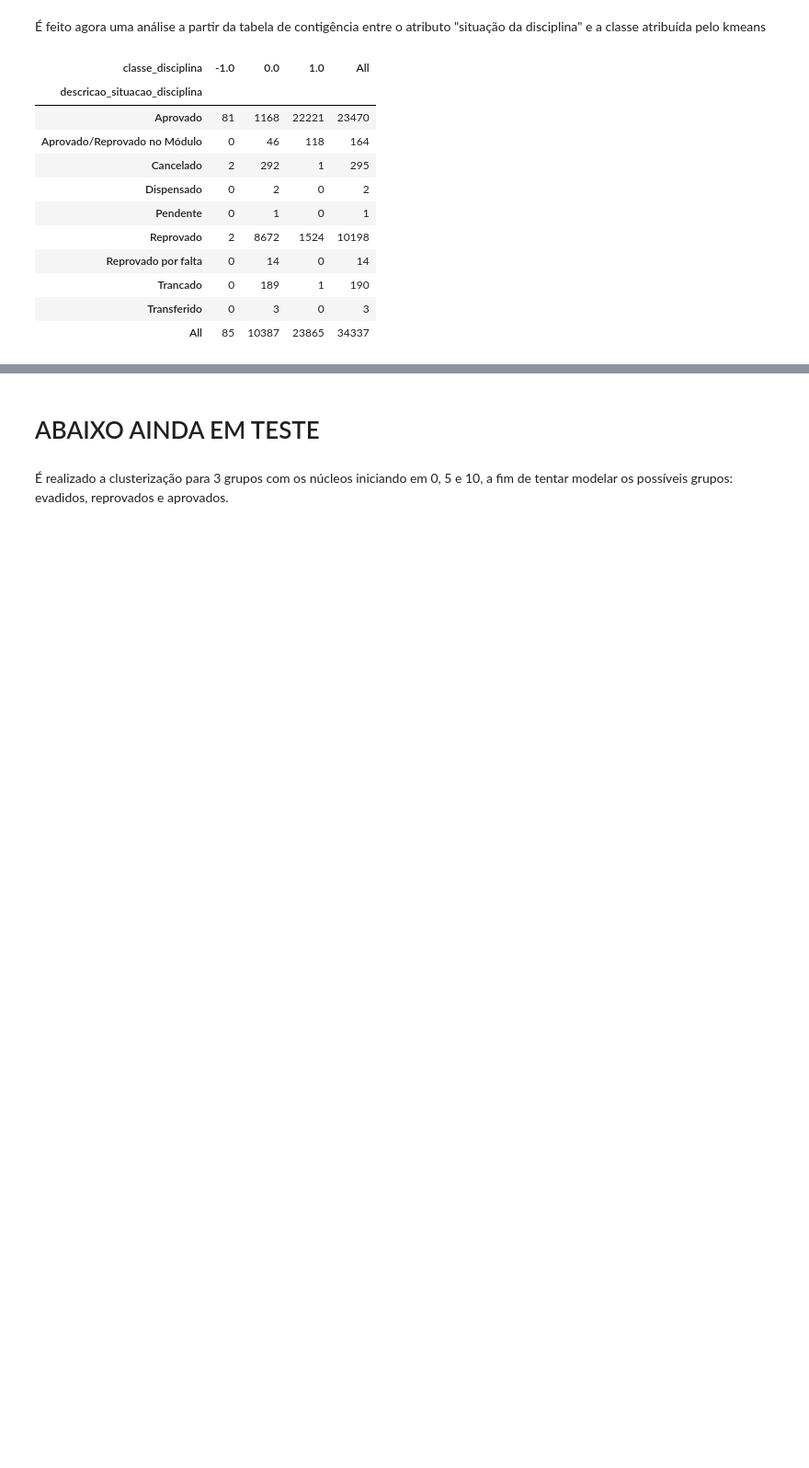
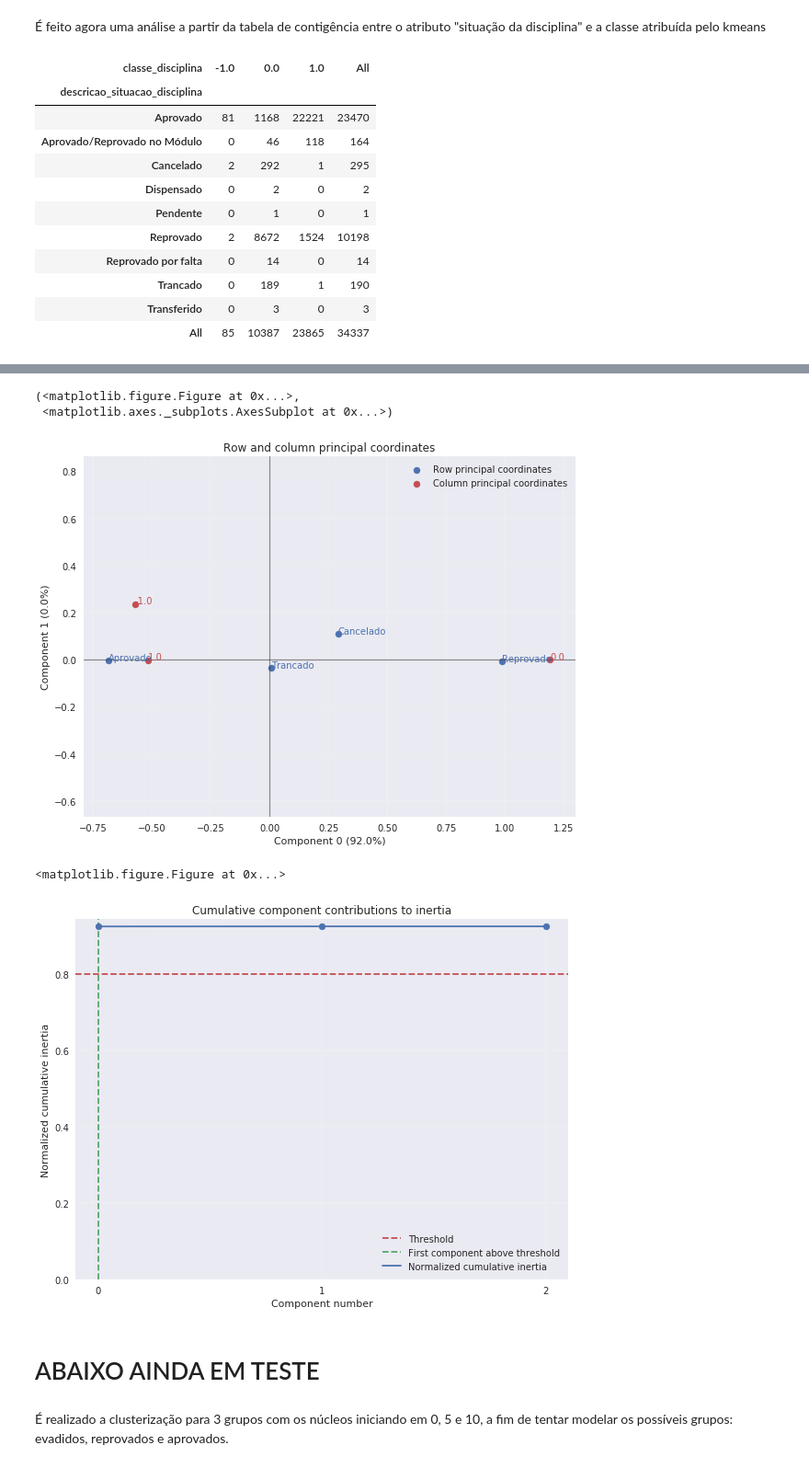
Before and after one commit to tmedeirosb/modelo_ifrn, a Jupyter notebook: Artigo_WCDE17.ipynb, the cells around one changed output, grey strips where cells are left out. Shown at 92% size. Cells and saved outputs as stored; diff of their text form; code cells hidden in the pictures; blank space fills up the shorter version.

```diff
--- a/Artigo_WCDE17.ipynb
+++ b/Artigo_WCDE17.ipynb
@@ -178,0 +387,7 @@ tbl
+# %%
+#dados.groupby('descricao_situacao_disciplina')['descricao_situacao_disciplina'].count()
+
+dados_clean = dados.groupby('descricao_situacao_disciplina').filter(lambda x: len(x) > 189)
+dados_clean.groupby('descricao_situacao_disciplina')['descricao_situacao_disciplina'].count()
+tbl = pd.crosstab(index = dados_clean.descricao_situacao_disciplina , columns = dados.classe_disciplina)
+tbl
@@ -179,3 +401,15 @@ tbl
+# %%
+ca = prince.CA(tbl, n_components=-1)
+
+ca.plot_rows_columns(axes=[0, 1] ,show_row_labels=True, show_column_labels=True)
+fig = plt.figure()
+ca.plot_cumulative_inertia()
+# %% [output]
+(<matplotlib.figure.Figure at 0x...>,
+ <matplotlib.axes._subplots.AxesSubplot at 0x...>)
+[figure, added]
+<matplotlib.figure.Figure at 0x...>
+[figure, added]
 # %% [markdown]
 # ABAIXO AINDA EM TESTE
 # %% [markdown]
```
Also changed, not shown: parts of 21 cells of this notebook.
